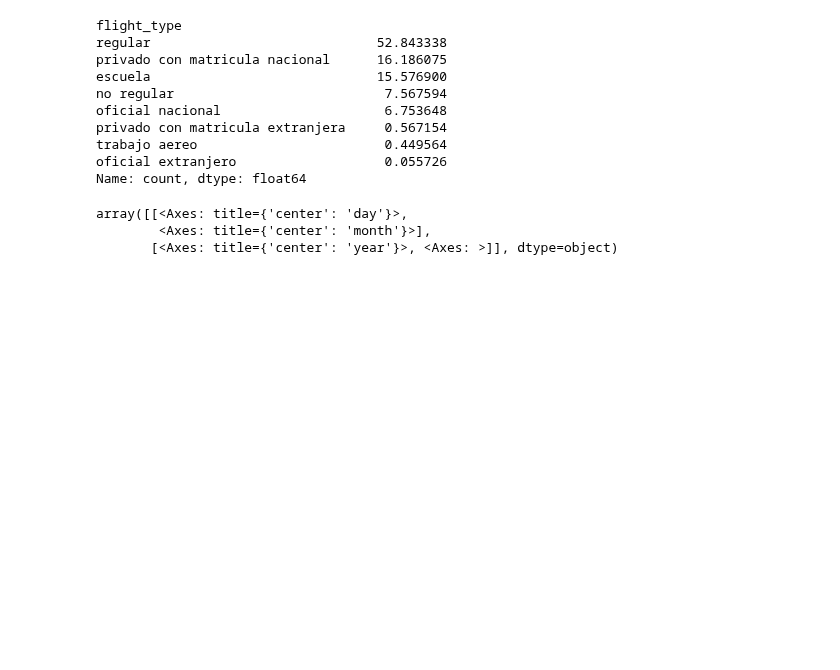
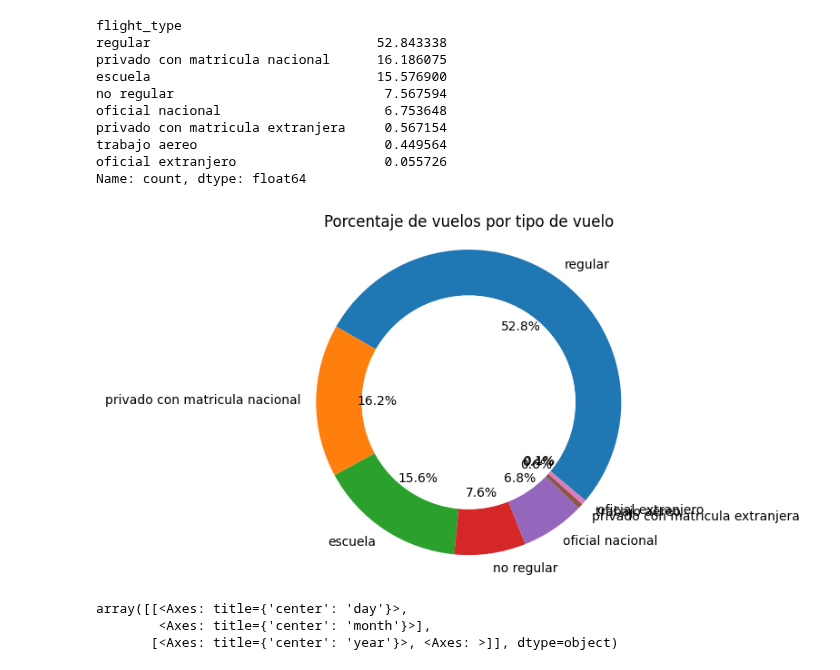
Before and after one commit to omanofx/portfolio, a Jupyter notebook: vuelos_anac/vuelos_anac_arg.ipynb, the cells around one changed output. Saved outputs shown, nothing was run; the diff lists cells and outputs as text; code cells hidden in the pictures; blank space fills up the shorter version.

```diff
--- a/vuelos_anac/vuelos_anac_arg.ipynb
+++ b/vuelos_anac/vuelos_anac_arg.ipynb
@@ -1132,7 +1123,8 @@ Porcentaje de vuelos nacionales: 90.94 %
 # %%
 # Porcentaje de cada tipo de vuelo
 print("Porcentaje de vuelos por tipo de vuelo:\n")
-(df_final['flight_type'].value_counts() / len(df_final)) * 100
+flight_type_distribution = (df_final['flight_type'].value_counts() / len(df_final)) * 100
+flight_type_distribution
 # %% [output]
 Porcentaje de vuelos por tipo de vuelo:
 flight_type
@@ -1145,6 +1137,31 @@ privado con matricula extranjera     0.567154
 trabajo aereo                        0.449564
 oficial extranjero                   0.055726
 Name: count, dtype: float64
+# %%
+# Distribución del total de vuelos por tipo
+
+labels = flight_type_distribution.index.to_list()
+percentages = flight_type_distribution.values.tolist()
+
+# Create the pie chart
+fig, ax = plt.subplots()
+wedges, texts, autotexts = ax.pie(percentages,
+                                  labels = labels,
+                                  autopct="%1.1f%%",
+                                  startangle=-40,
+                                  wedgeprops=dict(width=0.3))
+
+# Add a white circle in the middle to highlight the center
+centre_circle = plt.Circle((0, 0), 0.70, fc='white')
+fig.gca().add_artist(centre_circle)
+
+# Equal aspect ratio ensures a circular pie chart
+ax.axis('equal')
+
+plt.title("Porcentaje de vuelos por tipo de vuelo")
+plt.show()
+# %% [output]
+[figure, added]
 # %%
 df_final[['day', 'month', 'year']].hist()
 # %% [output]
```
Also changed, not shown: parts of 32 cells of this notebook.
